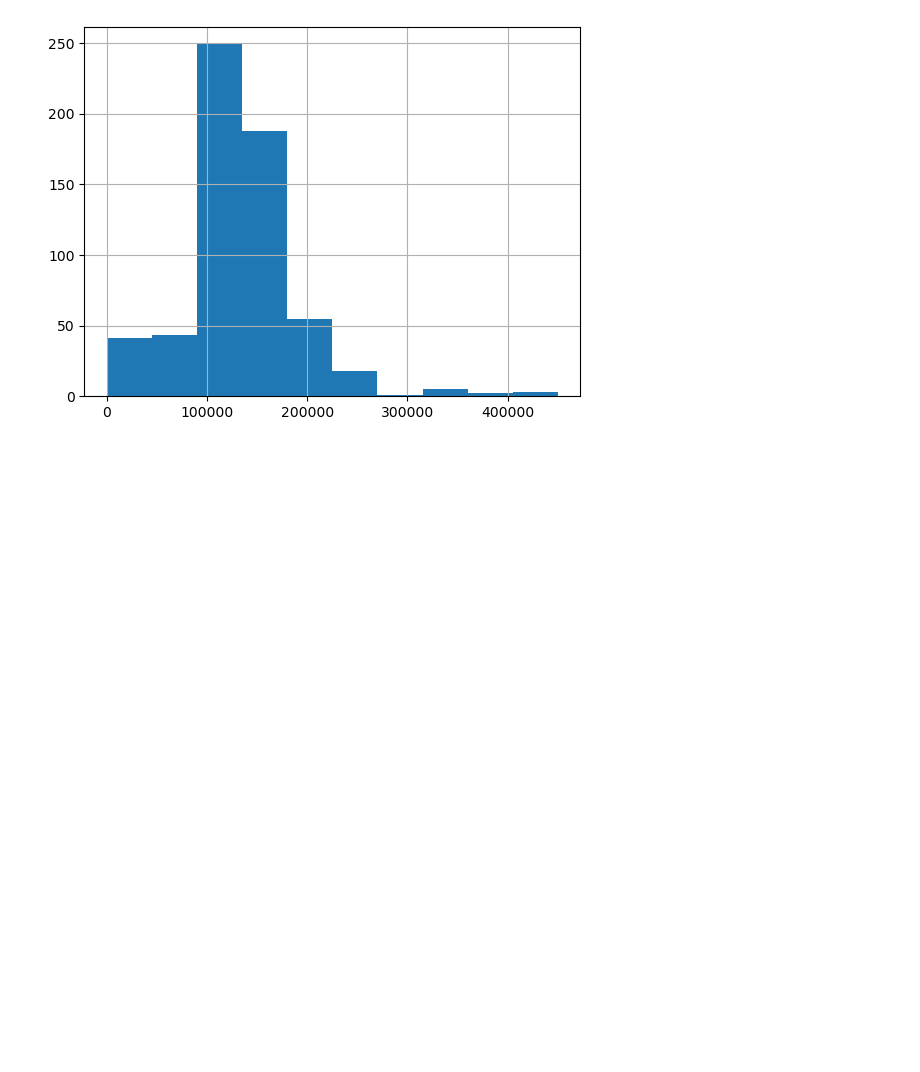
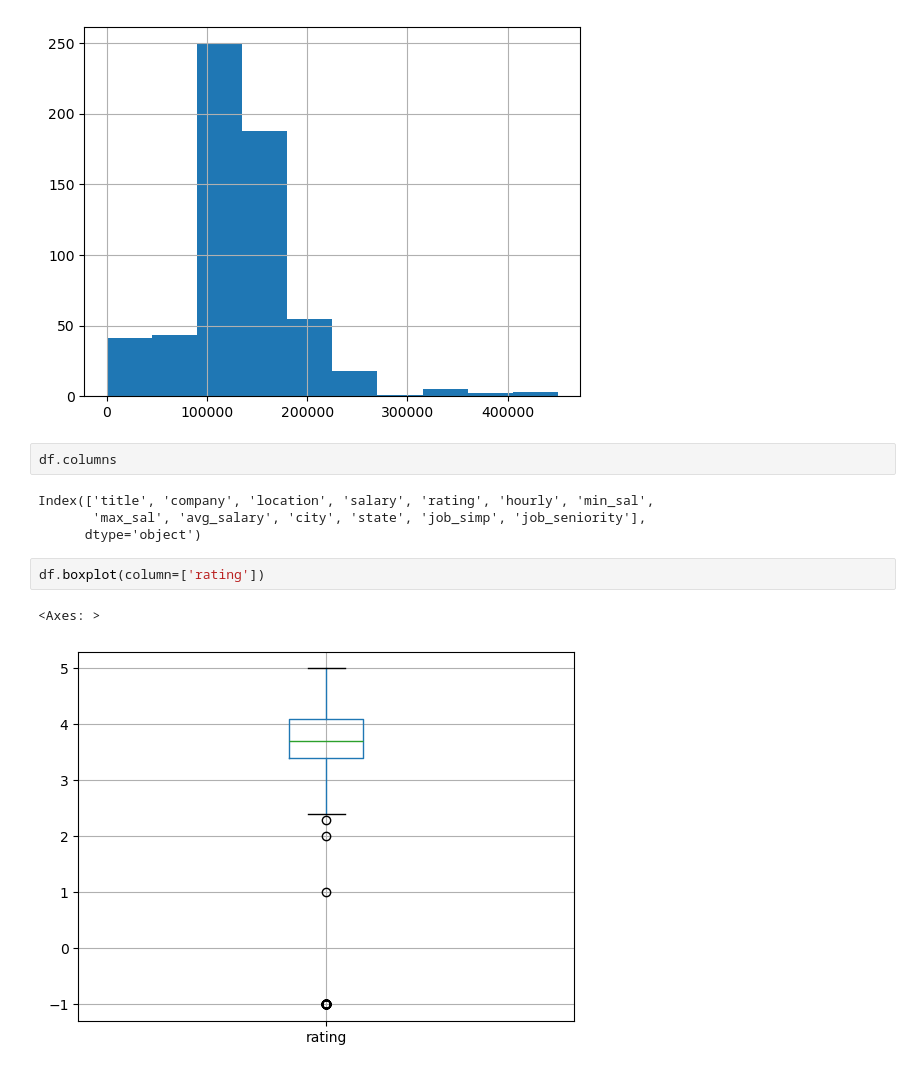
Before and after one commit to PrakharMax/ds_salary_proj, a Jupyter notebook: EDA.ipynb, the cells around one changed output. Saved outputs shown, nothing was run; the diff lists cells and outputs as text; blank space fills up the shorter version.

```diff
--- a/EDA.ipynb
+++ b/EDA.ipynb
@@ -234,3 +234,14 @@ df.avg_salary.hist()
 # %% [output]
 <Axes: >
 [figure]
+# %%
+df.columns
+# %% [output]
+Index(['title', 'company', 'location', 'salary', 'rating', 'hourly', 'min_sal',
+       'max_sal', 'avg_salary', 'city', 'state', 'job_simp', 'job_seniority'],
+      dtype='object')
+# %%
+df.boxplot(column=['rating'])
+# %% [output]
+<Axes: >
+[figure, added]
```
Also changed, not shown: parts of 21 cells of this notebook.
